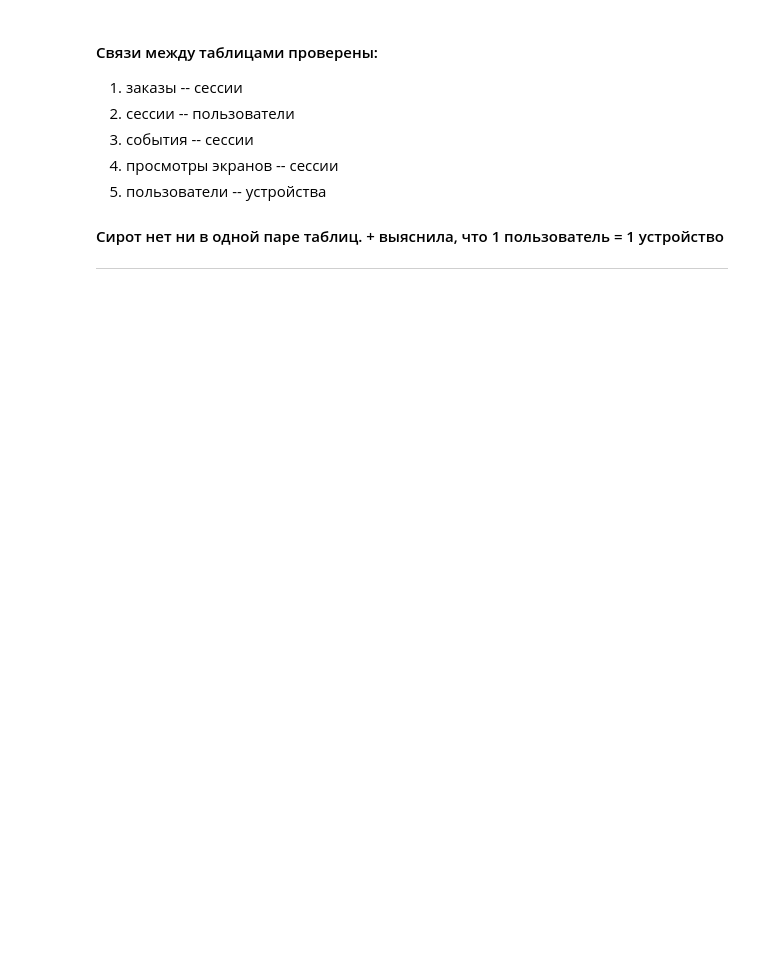
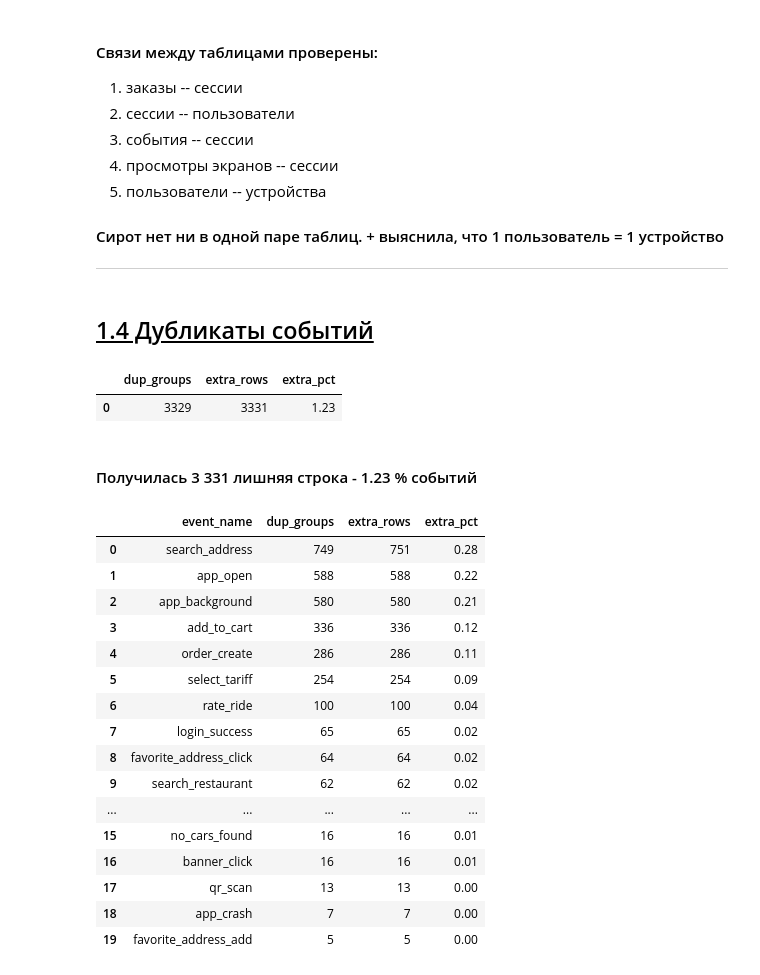
Before and after one commit to AltermaRRinuz/tezgo-product-analytics, a Jupyter notebook: notebooks/01_data_quality.ipynb, the cells around one changed output. Drawn from its saved outputs; the diff is of its cells as text; code cells hidden in the pictures; blank space fills up the shorter version.

Commit message:
#1 Шаг 1.4 Дубликаты событий. Найдены

```diff
--- a/notebooks/01_data_quality.ipynb
+++ b/notebooks/01_data_quality.ipynb
@@ -466,3 +466,56 @@ SELECT
 
 #### Сирот нет ни в одной паре таблиц. + выяснила, что 1 пользователь = 1 устройство
 ---
+# %% [markdown]
+## <u>1.4 Дубликаты событий</u>
+# %%
+query('''
+SELECT
+       COUNT(*) AS dup_groups,
+       SUM(n - 1) AS extra_rows,
+       ROUND(100.0 * SUM(n - 1) / (SELECT COUNT(*) FROM events), 2) AS extra_pct
+FROM (
+      SELECT event_name, COUNT(*) AS n
+      FROM events
+      GROUP BY session_id, event_name, client_ts, COALESCE(event_params, '')
+      HAVING COUNT(*) > 1
+      )
+''')
+# %% [output]
+|  | dup_groups | extra_rows | extra_pct |
+| 0 | 3329 | 3331 | 1.23 |
+# %% [markdown]
+#### Получилась 3 331 лишняя строка - 1.23 % событий
+# %%
+query('''
+SELECT d.event_name,
+       COUNT(*) AS dup_groups,
+       SUM(n - 1) AS extra_rows,
+       ROUND(100.0 * SUM(n - 1) / (SELECT COUNT(*) FROM events), 2) AS extra_pct
+FROM (
+      SELECT event_name, COUNT(*) AS n
+      FROM events
+      GROUP BY session_id, event_name, client_ts, COALESCE(event_params, '')
+      HAVING COUNT(*) > 1
+      ) AS d
+GROUP BY d.event_name
+ORDER BY extra_rows DESC;
+''')
+# %% [output]
+|  | event_name | dup_groups | extra_rows | extra_pct |
+| 0 | search_address | 749 | 751 | 0.28 |
+| 1 | app_open | 588 | 588 | 0.22 |
+| 2 | app_background | 580 | 580 | 0.21 |
+| 3 | add_to_cart | 336 | 336 | 0.12 |
+| 4 | order_create | 286 | 286 | 0.11 |
+| 5 | select_tariff | 254 | 254 | 0.09 |
+| 6 | rate_ride | 100 | 100 | 0.04 |
+| 7 | login_success | 65 | 65 | 0.02 |
+| 8 | favorite_address_click | 64 | 64 | 0.02 |
+| 9 | search_restaurant | 62 | 62 | 0.02 |
+| ... | ... | ... | ... | ... |
+| 15 | no_cars_found | 16 | 16 | 0.01 |
+| 16 | banner_click | 16 | 16 | 0.01 |
+| 17 | qr_scan | 13 | 13 | 0.00 |
+| 18 | app_crash | 7 | 7 | 0.00 |
+| 19 | favorite_address_add | 5 | 5 | 0.00 |
```
Also changed, not shown: parts of 1 cell of this notebook, 1 other file.
